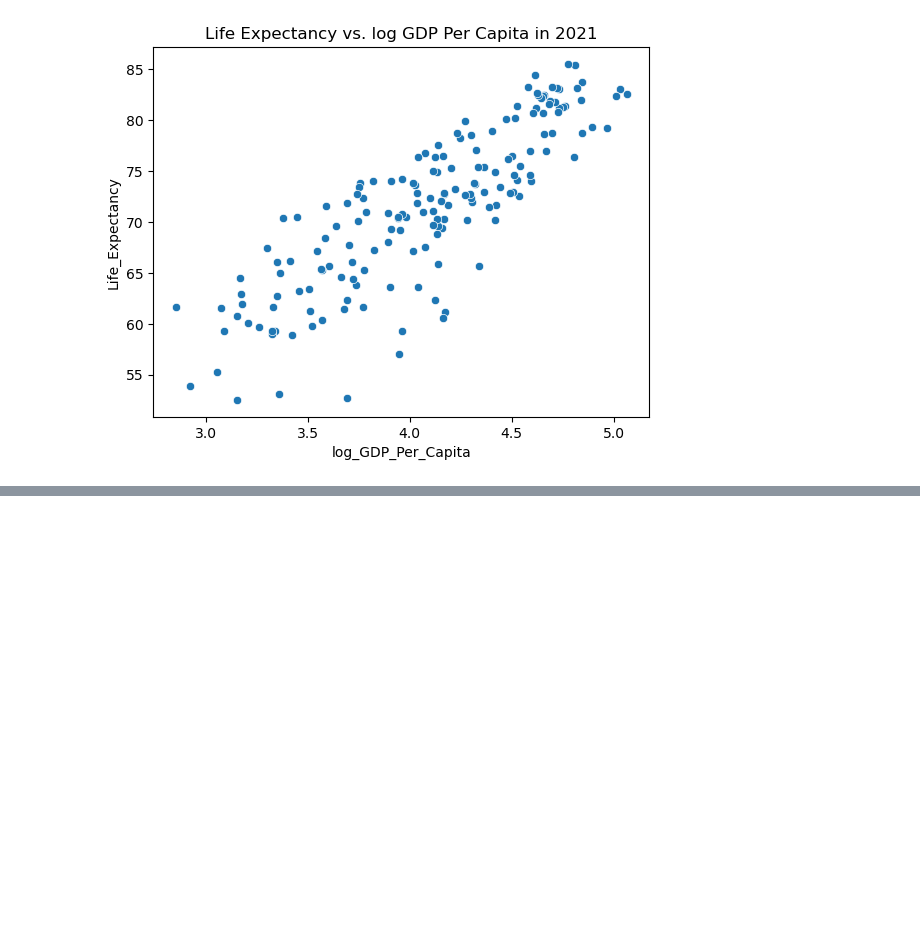
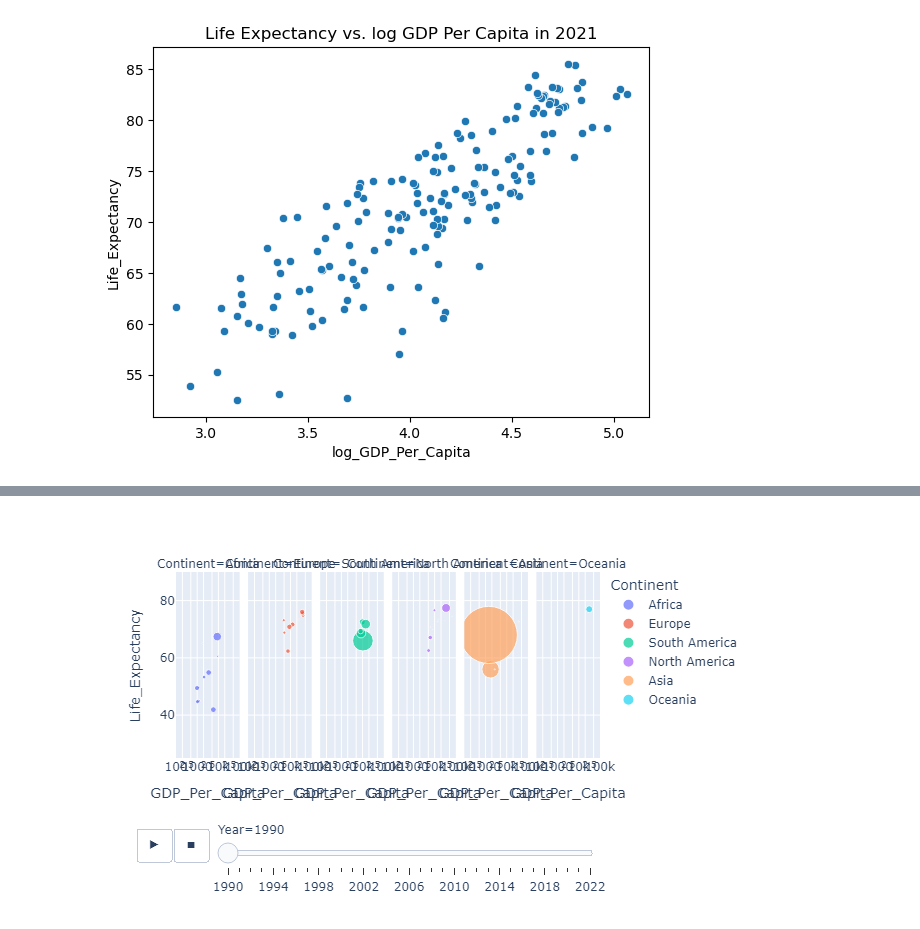
Before and after one commit to nss-data-science-cohort-8/un-exploration-alexanderjireland, a Jupyter notebook: notebooks/UN_Data_Exploration.ipynb, the cells around one changed output, grey strips where cells are left out. Cells and saved outputs as stored; diff of their text form; code cells hidden in the pictures; blank space fills up the shorter version.

```diff
--- a/notebooks/UN_Data_Exploration.ipynb
+++ b/notebooks/UN_Data_Exploration.ipynb
@@ -494,0 +507,7 @@ plt.show()
+# %%
+fig2 = px.scatter(gdp_le_pop_med, x="GDP_Per_Capita", y="Life_Expectancy", animation_frame="Year", animation_group="Country",
+           size="Population", color="Continent", hover_name="Country", facet_col="Continent",
+           log_x=True, size_max=45, range_x=[100,100000], range_y=[25,90], width = 600, height=400)
+fig2.show()
+# %% [output]
+[figure, added]
```
Also changed, not shown: parts of 1 cell of this notebook.
